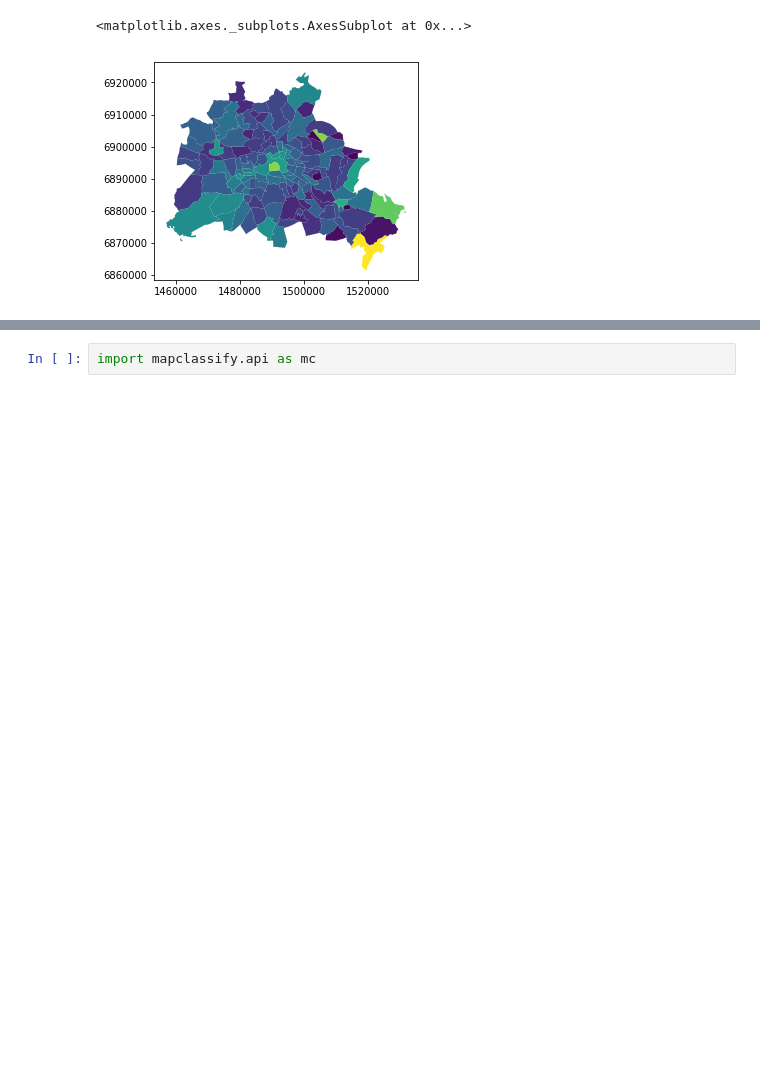
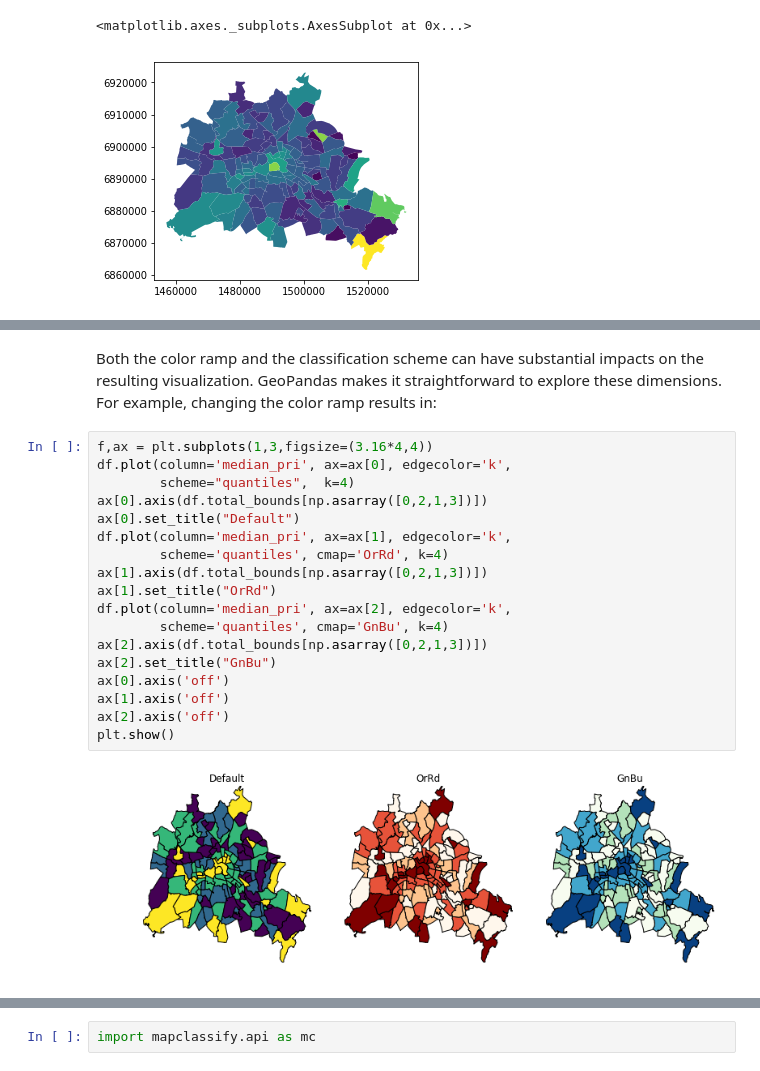
Before and after one commit to ljwolf/geopython, a Jupyter notebook: sds2.ipynb, the cells around one changed output, grey strips where cells are left out. Drawn from its saved outputs; the diff is of its cells as text; blank space fills up the shorter version.

```diff
--- a/sds2.ipynb
+++ b/sds2.ipynb
@@ -71,0 +175,24 @@ df.plot(column='median_pri', scheme='Quantiles', k=4, legend=True, ax=ax)
+# %% [markdown]
+Both the color ramp and the classification scheme can have substantial impacts
+on the resulting visualization. GeoPandas makes it straightforward to explore
+these dimensions. For example, changing the color ramp results in:
+# %%
+f,ax = plt.subplots(1,3,figsize=(3.16*4,4))
+df.plot(column='median_pri', ax=ax[0], edgecolor='k',
+        scheme="quantiles",  k=4)
+ax[0].axis(df.total_bounds[np.asarray([0,2,1,3])])
+ax[0].set_title("Default")
+df.plot(column='median_pri', ax=ax[1], edgecolor='k',
+        scheme='quantiles', cmap='OrRd', k=4)
+ax[1].axis(df.total_bounds[np.asarray([0,2,1,3])])
+ax[1].set_title("OrRd")
+df.plot(column='median_pri', ax=ax[2], edgecolor='k',
+        scheme='quantiles', cmap='GnBu', k=4)
+ax[2].axis(df.total_bounds[np.asarray([0,2,1,3])])
+ax[2].set_title("GnBu")
+ax[0].axis('off')
+ax[1].axis('off')
+ax[2].axis('off')
+plt.show()
+# %% [output]
+[figure, added]
```
Also changed, not shown: parts of 91 cells of this notebook, 1 other file.
